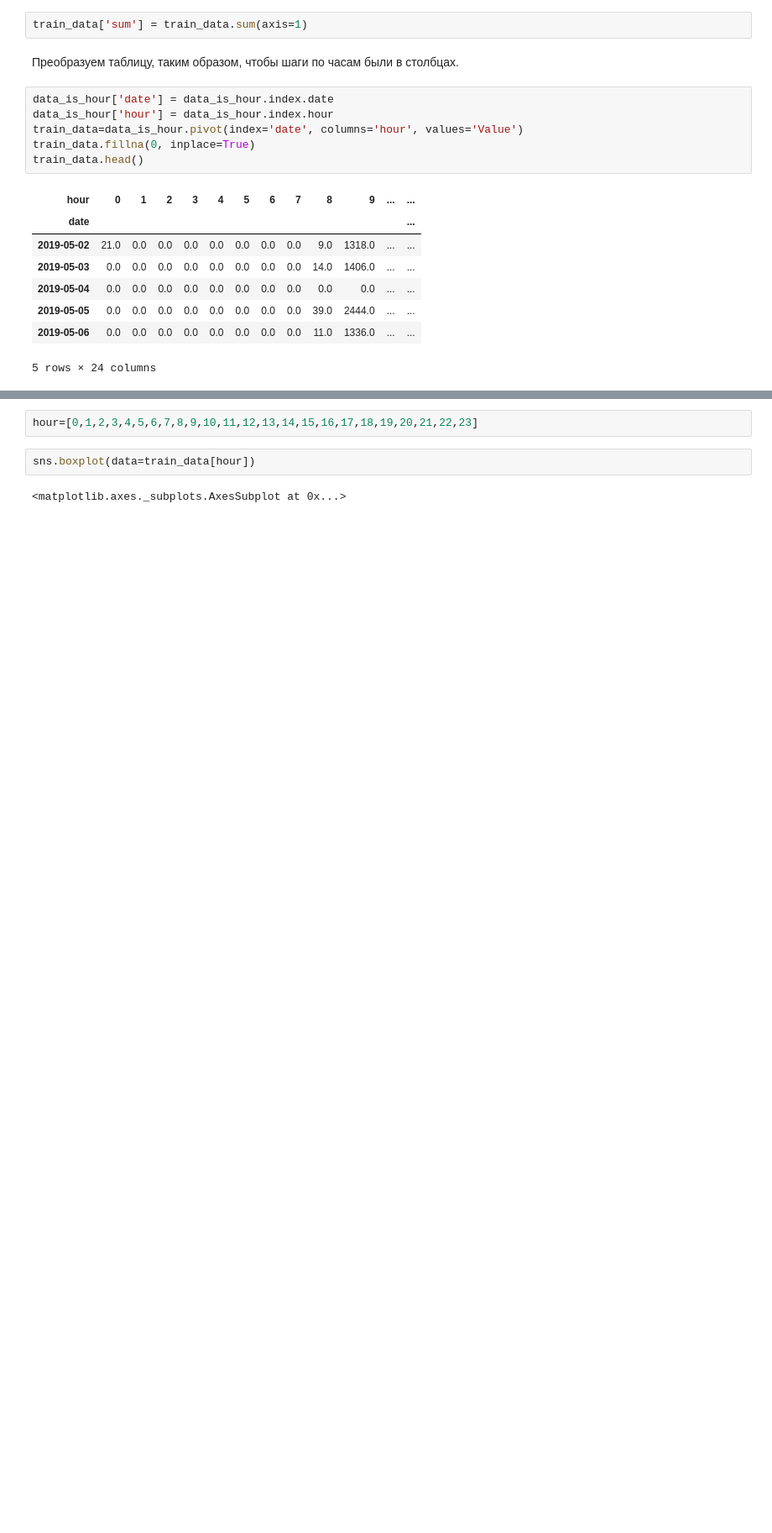
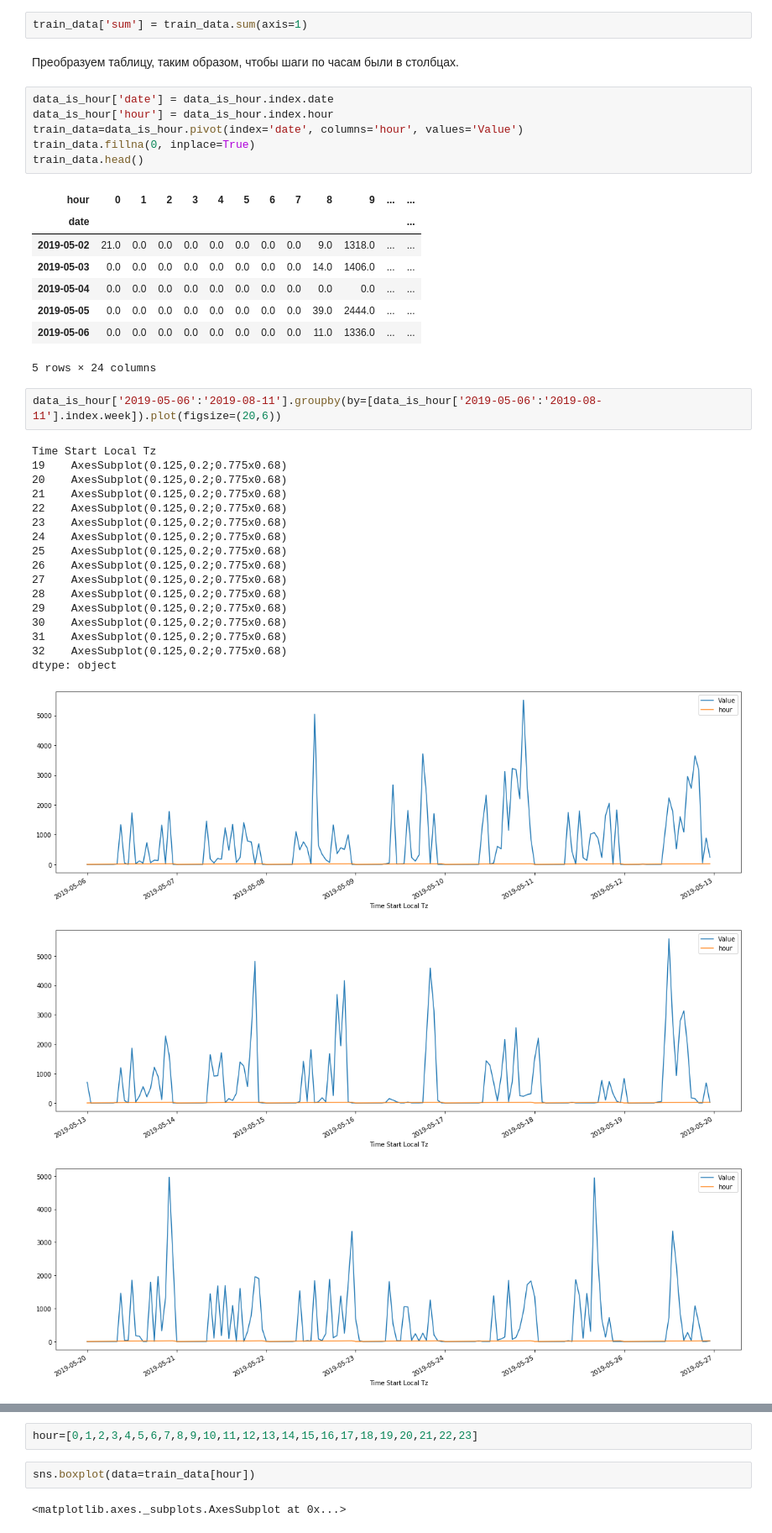
Before and after one commit to Null-ai/Machine-Lern, a Jupyter notebook: steps.ipynb, the cells around one changed output, grey strips where cells are left out. Shown at 84% size. Saved outputs shown, nothing was run; the diff lists cells and outputs as text; blank space fills up the shorter version.

```diff
--- a/steps.ipynb
+++ b/steps.ipynb
@@ -99,3 +94,25 @@ train_data.head()
 | 2019-05-05 | 0.0 | 0.0 | 0.0 | 0.0 | 0.0 | 0.0 | 0.0 | 0.0 | 39.0 | 2444.0 | ... | ... |
 | 2019-05-06 | 0.0 | 0.0 | 0.0 | 0.0 | 0.0 | 0.0 | 0.0 | 0.0 | 11.0 | 1336.0 | ... | ... |
 5 rows × 24 columns
+# %%
+data_is_hour['2019-05-06':'2019-08-11'].groupby(by=[data_is_hour['2019-05-06':'2019-08-11'].index.week]).plot(figsize=(20,6))
+# %% [output]
+Time Start Local Tz
+19    AxesSubplot(0.125,0.2;0.775x0.68)
+20    AxesSubplot(0.125,0.2;0.775x0.68)
+21    AxesSubplot(0.125,0.2;0.775x0.68)
+22    AxesSubplot(0.125,0.2;0.775x0.68)
+23    AxesSubplot(0.125,0.2;0.775x0.68)
+24    AxesSubplot(0.125,0.2;0.775x0.68)
+25    AxesSubplot(0.125,0.2;0.775x0.68)
+26    AxesSubplot(0.125,0.2;0.775x0.68)
+27    AxesSubplot(0.125,0.2;0.775x0.68)
+28    AxesSubplot(0.125,0.2;0.775x0.68)
+29    AxesSubplot(0.125,0.2;0.775x0.68)
+30    AxesSubplot(0.125,0.2;0.775x0.68)
+31    AxesSubplot(0.125,0.2;0.775x0.68)
+32    AxesSubplot(0.125,0.2;0.775x0.68)
+dtype: object
+[figure, added]
+[figure, added]
+[figure, added]
```
Also changed, not shown: parts of 18 cells of this notebook.
